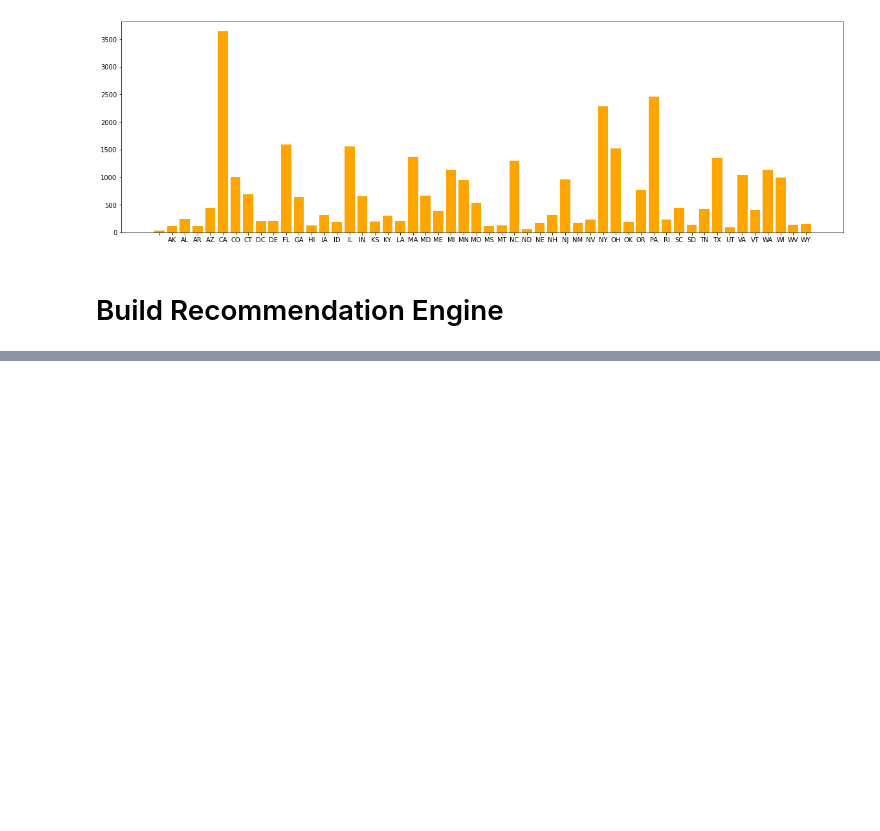
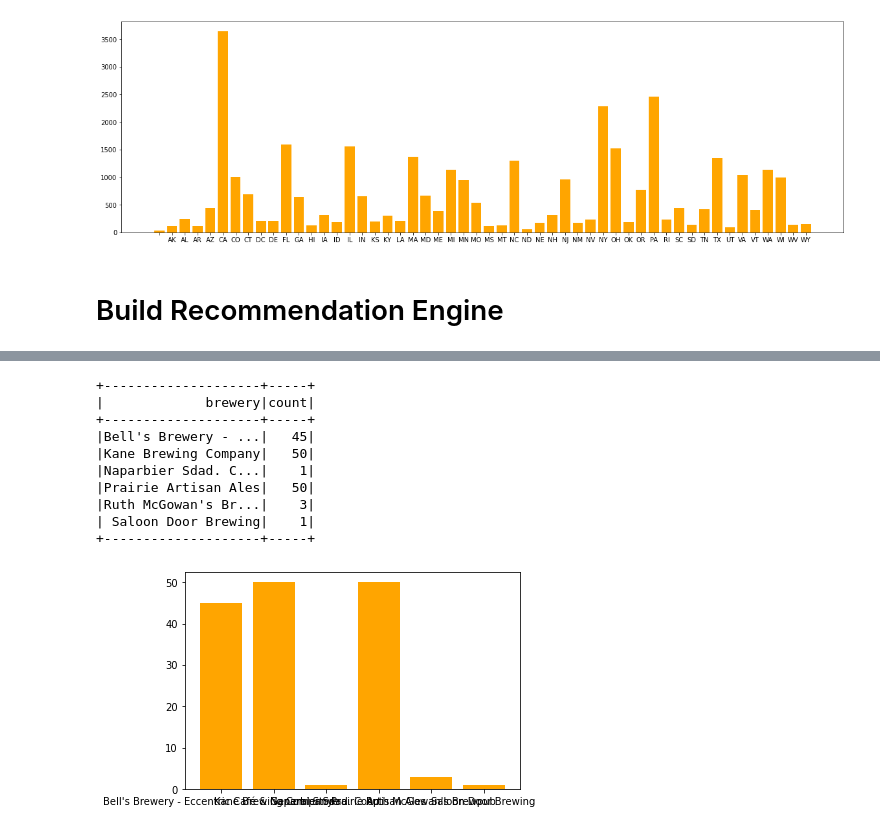
Before and after one commit to danlopez89/CIS-5367, a Jupyter notebook: CIS_5367_Project.ipynb, the cells around one changed output, grey strips where cells are left out. Drawn from its saved outputs; the diff is of its cells as text; code cells hidden in the pictures; blank space fills up the shorter version.

```diff
--- a/CIS_5367_Project.ipynb
+++ b/CIS_5367_Project.ipynb
@@ -534,0 +645,22 @@ root
+# %%
+# Counts of breweries with the most recommended beers
+rec_brewery_count = rec_allnames.groupby('brewery').count().sort('brewery')
+rec_brewery_count.show()
+
+# Is there a most popular brewery?
+dict = rec_brewery_count.rdd.collectAsMap()
+plt.bar(list(dict.keys()), dict.values(), color = 'orange')
+fit = matplotlib.pyplot.gcf()
+fig.set_size_inches(30, 10)
+# %% [output]
++--------------------+-----+
+|             brewery|count|
++--------------------+-----+
+|Bell's Brewery - ...|   45|
+|Kane Brewing Company|   50|
+|Naparbier Sdad. C...|    1|
+|Prairie Artisan Ales|   50|
+|Ruth McGowan's Br...|    3|
+| Saloon Door Brewing|    1|
++--------------------+-----+
+[figure, added]
```
Also changed, not shown: parts of 18 cells of this notebook.
